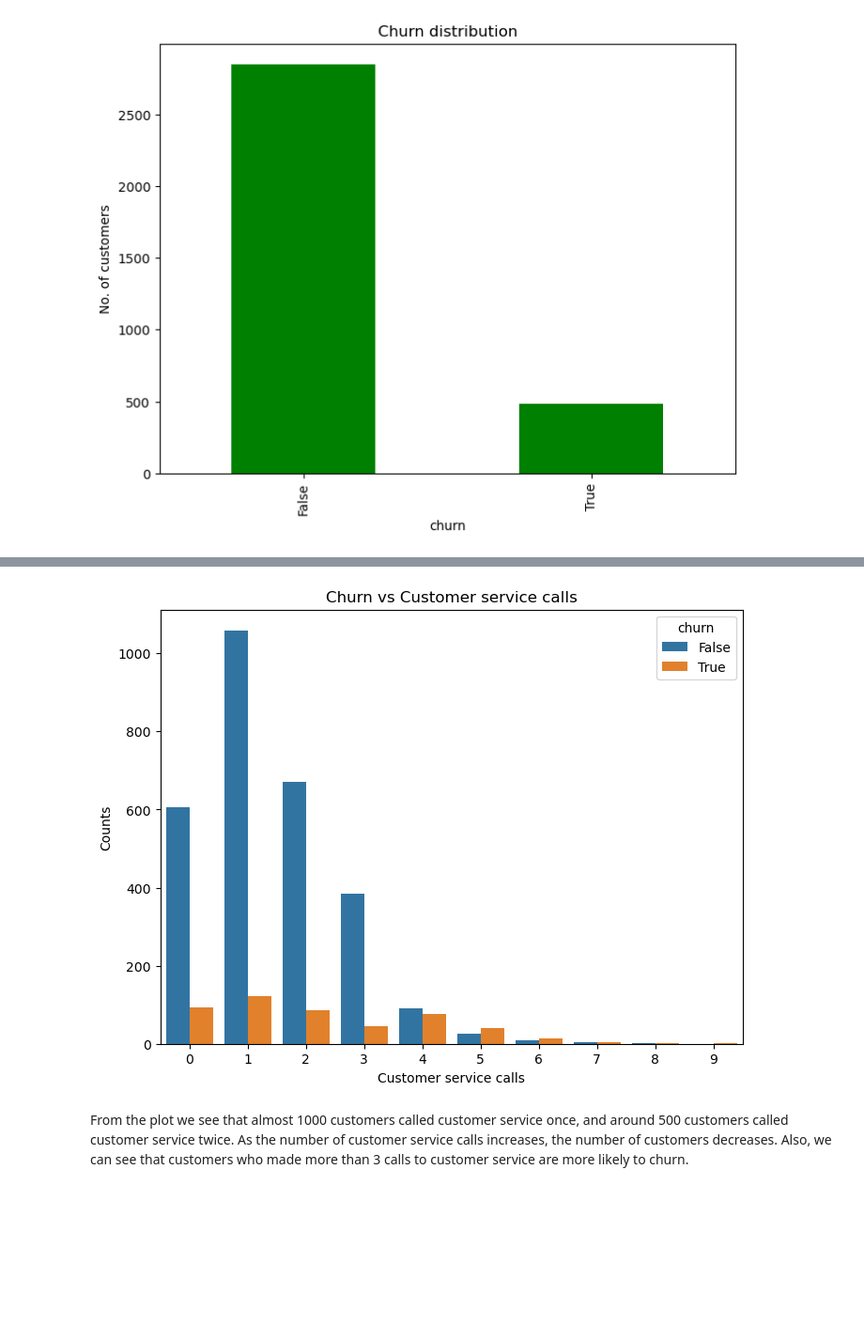
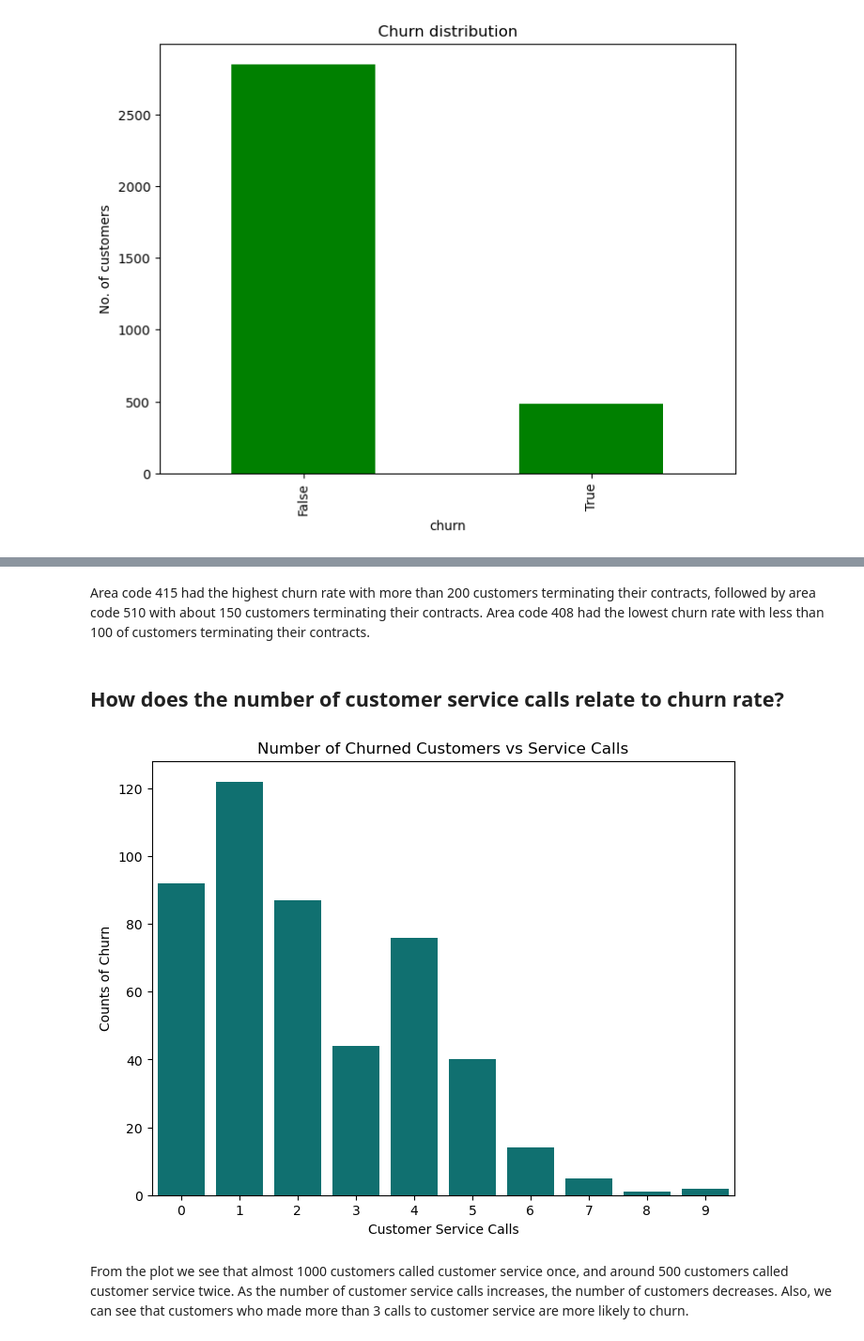
Before and after one commit to justshron/SyriaTel-Customer-Analysis, a Jupyter notebook: Index.ipynb, the cells around one changed output, grey strips where cells are left out. Shown at 94% size. Cells and saved outputs as stored; diff of their text form; code cells hidden in the pictures; blank space fills up the shorter version.

```diff
--- a/Index.ipynb
+++ b/Index.ipynb
@@ -217,12 +221,24 @@ plt.show()
-# %%
-order = sorted(df['customer service calls'])
-fig, ax = plt.subplots(figsize = (8,6))
-sns.countplot(x='customer service calls', hue='churn', data=df, order=order, ax=ax)
-plt.title("Churn vs Customer service calls")
-plt.ylabel("Counts")
-plt.xlabel("Customer service calls")
-plt.show()
-# %% [output]
-[figure, removed]
+# %% [markdown]
+Area code	415 had the highest churn rate with more than 200 customers terminating their contracts, followed by area code 510 with about 150 customers terminating their contracts. Area code 408 had the lowest churn rate with less than 100 of customers terminating their contracts.
+# %% [markdown]
+
+## How does the number	of customer service calls relate to churn rate?
+# %%
+# 1. Filter the data to only include those who churned
+churn_only = df[df['churn'] == True]
+
+# 2. Count how many churners are at each call level
+churn_counts = churn_only.groupby('customer service calls').size().reset_index(name='counts')
+
+# 3. Plot
+fig, ax = plt.subplots(figsize=(8,6))
+sns.barplot(x='customer service calls', y='counts', data=churn_counts, ax=ax, color='teal')
+
+plt.title("Number of Churned Customers vs Service Calls")
+plt.ylabel("Counts of Churn")
+plt.xlabel("Customer Service Calls")
+plt.show()
+# %% [output]
+[figure, added]
 # %% [markdown]
 From the plot we see that almost 1000 customers called customer service once, and around 500 customers called customer service twice. As the number of customer service calls increases, the number of customers decreases. Also, we can see that customers who made more than 3 calls to customer service are more likely to churn.
```
Also changed, not shown: parts of 21 cells of this notebook.
